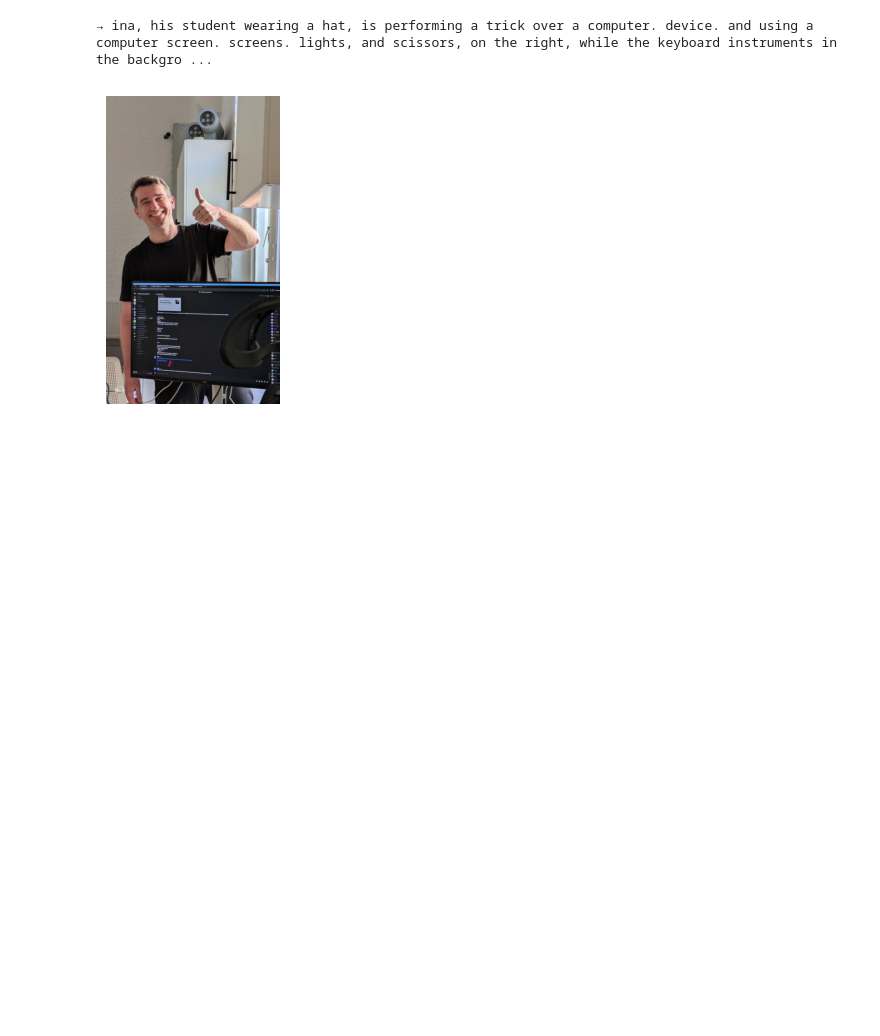
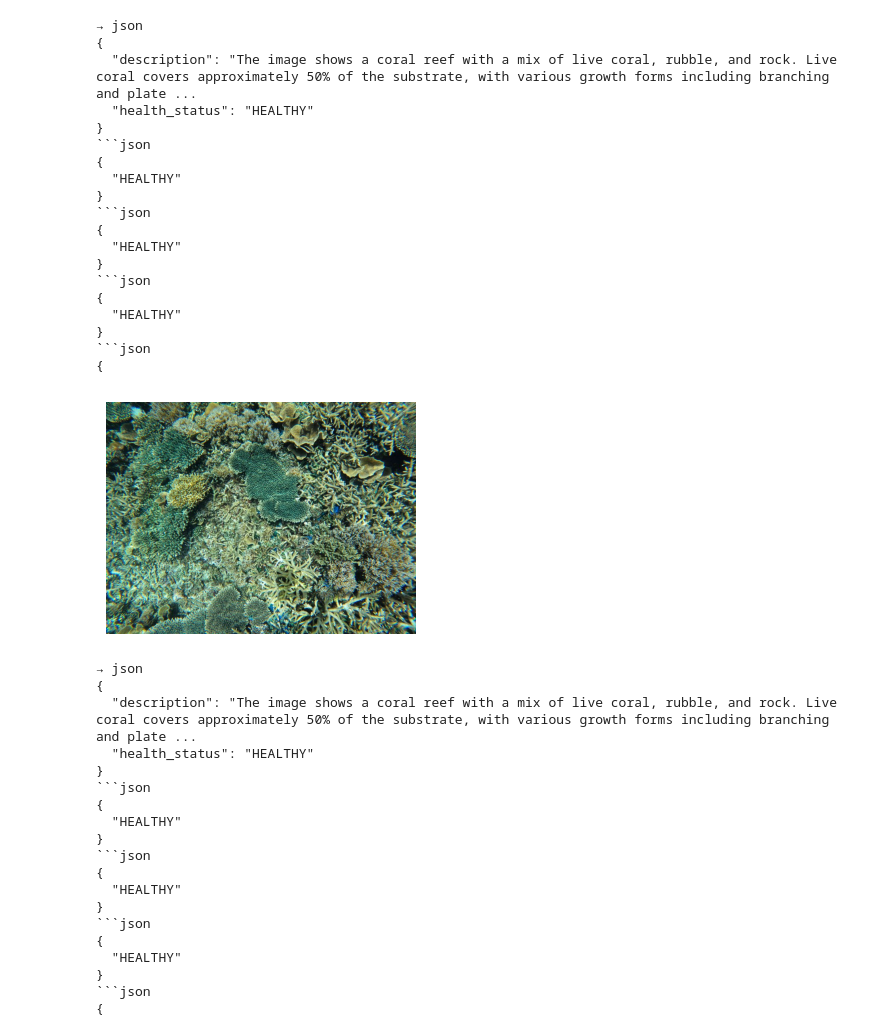
Before and after one commit to Clementha/MLX8-W4-Multimodal-TransferLearning, a Jupyter notebook: .ben/notebooks/test_model.ipynb, the cells around one changed output. Saved outputs shown, nothing was run; the diff lists cells and outputs as text; code cells hidden in the pictures; blank space fills up the shorter version.

````diff
--- a/.ben/notebooks/test_model.ipynb
+++ b/.ben/notebooks/test_model.ipynb
@@ -19,16 +19,18 @@ from decoder       import DecoderModel
 
 # Get model path and tckpt_20250702_161219_epoch02_acc0.3523.ptest data path
 BASE_DIR: Path = Path().resolve()
-CKPT_PATH: Path = BASE_DIR.parent / "ckpts" / "ckpt_20250703_110646_epoch03_acc0.3674.pt" # clip best epoch
+CKPT_PATH: Path = BASE_DIR.parent / "ckpts" / "ckpt_20250702_161219_epoch02_acc0.3523" # clip best epoch
+#CKPT_PATH: Path = BASE_DIR.parent / "ckpts" / "reef1_ckpt_20250704_133220_epoch05_acc0.9158.pt" # clip best epoch
+
 TEST_DATA_PATH: Path = BASE_DIR.parent / "data" / "test_images"
 
-MAX_SEQ_LEN = 50  # max sequence length for captions
+MAX_SEQ_LEN = 128  # max sequence length for captions
 # %%
 # device
 device = torch.device("cuda" if torch.cuda.is_available() else "cpu")
 
 # 2) Instantiate embedders & model
-img_embedder  = ImgEmbedder(model_name="openai/clip-vit-base-patch32", choice='CLIP') # or ViT
+img_embedder  = ImgEmbedder(model_name="google/vit-base-patch16-224-in21k", choice='ViT') # or ViT
 
 text_embedder = TextEmbedder("Qwen/Qwen3-Embedding-0.6B",      device=device)
 # %% [output]
@@ -59,7 +79,7 @@ def generate_caption(
     img: PIL.Image.Image,
     max_len: int = MAX_SEQ_LEN,
     temperature: float = 1.0,
-    top_k: int = 50
+    top_k: int = 1
 ) -> str:
     # 0) pick a valid BOS:
     bos_id = text_embedder.tokenizer.bos_token_id \
@@ -114,7 +134,7 @@ def generate_caption(
 # %%
 # 4) Run on  test folder
 test_folder = Path(TEST_DATA_PATH)
-for img_path in sorted(test_folder.glob("*.jpg"))[:5]:
+for img_path in sorted(test_folder.glob("*.JPG"))[:5]:
     img = PIL.Image.open(img_path).convert("RGB")
     cap = generate_caption(img)
     plt.figure(figsize=(4,4))
@@ -127,2 +166,39 @@ for img_path in sorted(test_folder.glob("*.jpg"))[:5]:
-→ ina, his student wearing a hat, is performing a trick over a computer. device. and using a computer screen. screens. lights, and scissors, on the right, while the keyboard instruments in the backgro ...
+→ json
+{
+  "description": "The image shows a coral reef with a mix of live coral, rubble, and rock. Live coral covers approximately 50% of the substrate, with various growth forms including branching and plate ...
+  "health_status": "HEALTHY"
+}
+```json
+{
+  "HEALTHY"
+}
+```json
+{
+  "HEALTHY"
+}
+```json
+{
+  "HEALTHY"
+}
+```json
+{
-[figure, old version]
+[figure, new version]
+→ json
+{
+  "description": "The image shows a coral reef with a mix of live coral, rubble, and rock. Live coral covers approximately 50% of the substrate, with various growth forms including branching and plate ...
+  "health_status": "HEALTHY"
+}
+```json
+{
+  "HEALTHY"
+}
+```json
+{
+  "HEALTHY"
+}
+```json
+{
+  "HEALTHY"
+}
+```json
+{
````
Also changed, not shown: parts of 3 cells of this notebook, 9 other files.
